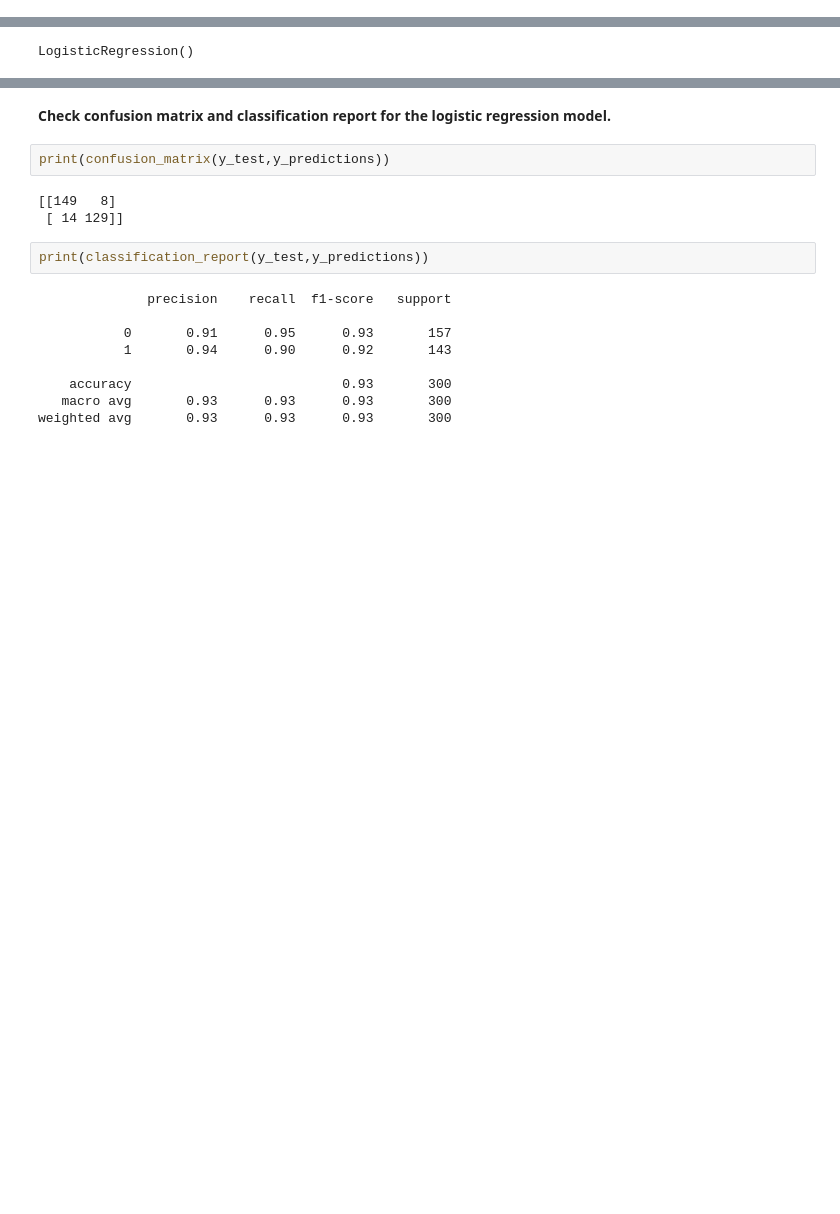
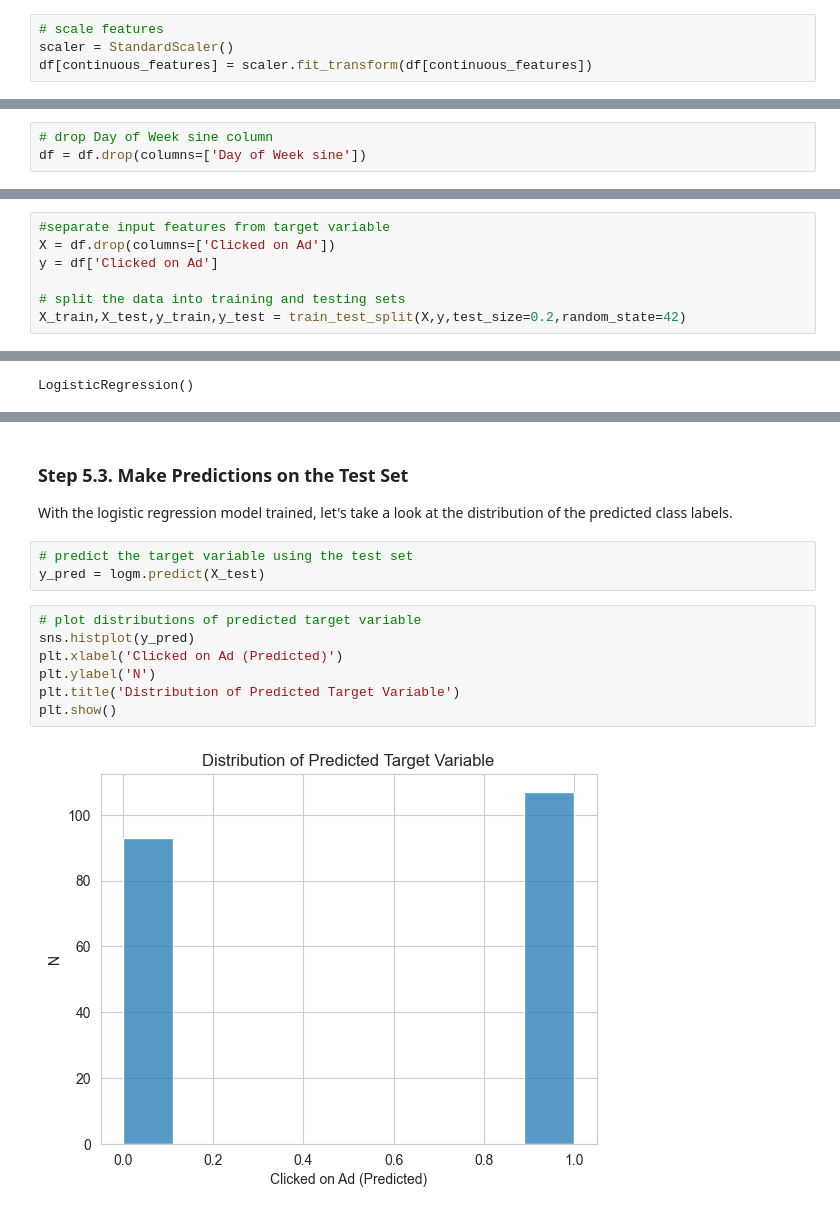
Before and after one commit to astrosica/data-science-portfolio, a Jupyter notebook: Machine Learning/Learning/Logistic Regression/Logistic Regression.ipynb, the cells around one changed output, grey strips where cells are left out. Cells and saved outputs as stored; diff of their text form; blank space fills up the shorter version.

Commit message:
Update logistic regression model

```diff
--- a/Machine Learning/Learning/Logistic Regression/Logistic Regression.ipynb
+++ b/Machine Learning/Learning/Logistic Regression/Logistic Regression.ipynb
@@ -187,0 +425,4 @@ X_train, X_test, y_train, y_test = train_test_split(X, y, test_size=0.3, random_
+# %%
+# scale features
+scaler = StandardScaler()
+df[continuous_features] = scaler.fit_transform(df[continuous_features])
@@ -187,0 +470,3 @@ X_train, X_test, y_train, y_test = train_test_split(X, y, test_size=0.3, random_
+# %%
+# drop Day of Week sine column
+df = df.drop(columns=['Day of Week sine'])
@@ -187,0 +479,7 @@ X_train, X_test, y_train, y_test = train_test_split(X, y, test_size=0.3, random_
+# %%
+#separate input features from target variable
+X = df.drop(columns=['Clicked on Ad'])
+y = df['Clicked on Ad']
+
+# split the data into training and testing sets
+X_train,X_test,y_train,y_test = train_test_split(X,y,test_size=0.2,random_state=42)
@@ -198,18 +494,15 @@ y_predictions = logm.predict(X_test)
-# %% [markdown]
-**Check confusion matrix and classification report for the logistic regression model.**
-# %%
-print(confusion_matrix(y_test,y_predictions))
-# %% [output]
-[[149   8]
- [ 14 129]]
-# %%
-print(classification_report(y_test,y_predictions))
-# %% [output]
-              precision    recall  f1-score   support
-
-           0       0.91      0.95      0.93       157
-           1       0.94      0.90      0.92       143
-
-    accuracy                           0.93       300
-   macro avg       0.93      0.93      0.93       300
-weighted avg       0.93      0.93      0.93       300
+# %% [markdown]
+### Step 5.3. Make Predictions on the Test Set
+With the logistic regression model trained, let's take a look at the distribution of the predicted class labels.
+# %%
+# predict the target variable using the test set
+y_pred = logm.predict(X_test)
+# %%
+# plot distributions of predicted target variable
+sns.histplot(y_pred)
+plt.xlabel('Clicked on Ad (Predicted)')
+plt.ylabel('N')
+plt.title('Distribution of Predicted Target Variable')
+plt.show()
+# %% [output]
+[figure, added]
```
Also changed, not shown: parts of 112 cells of this notebook, 1 other file.
